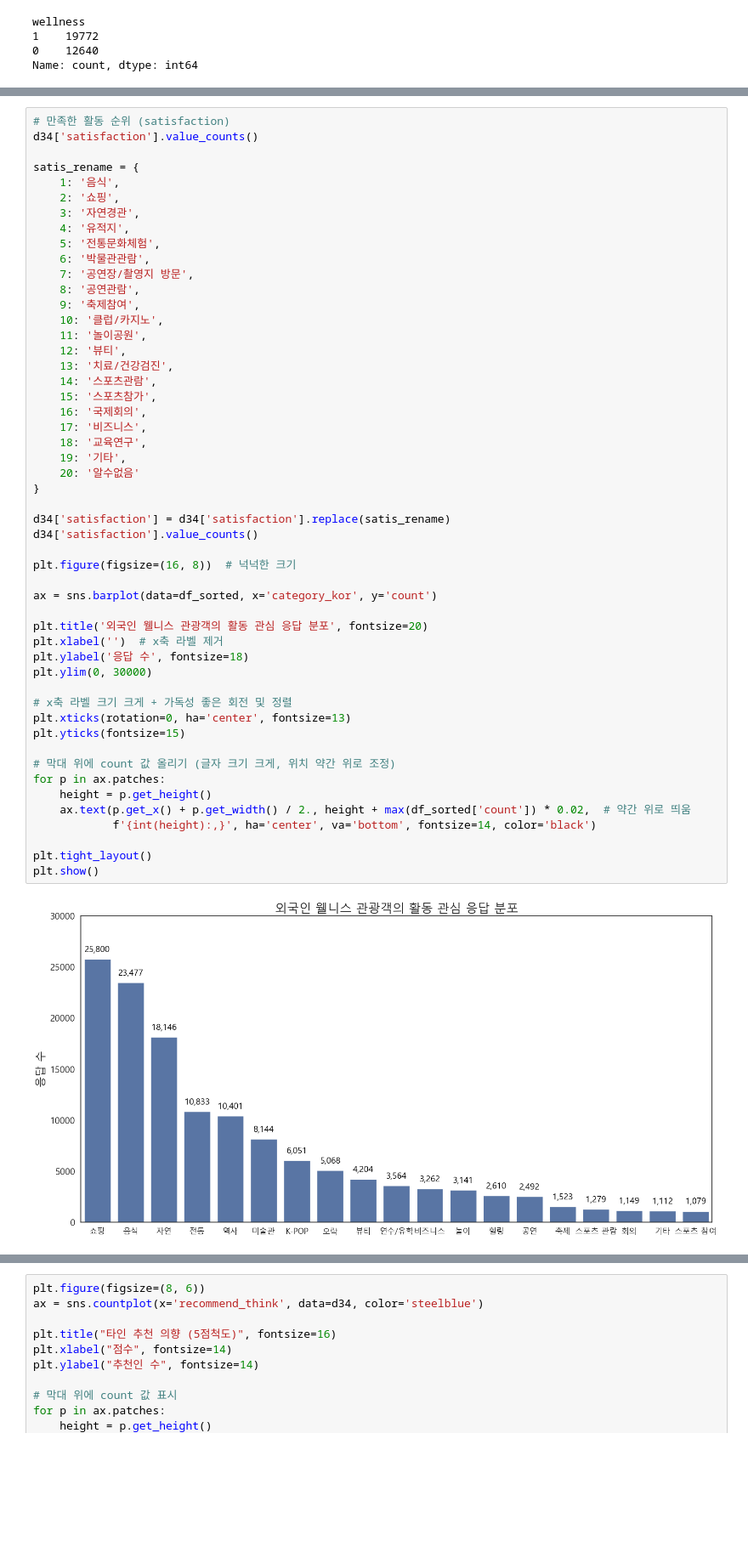
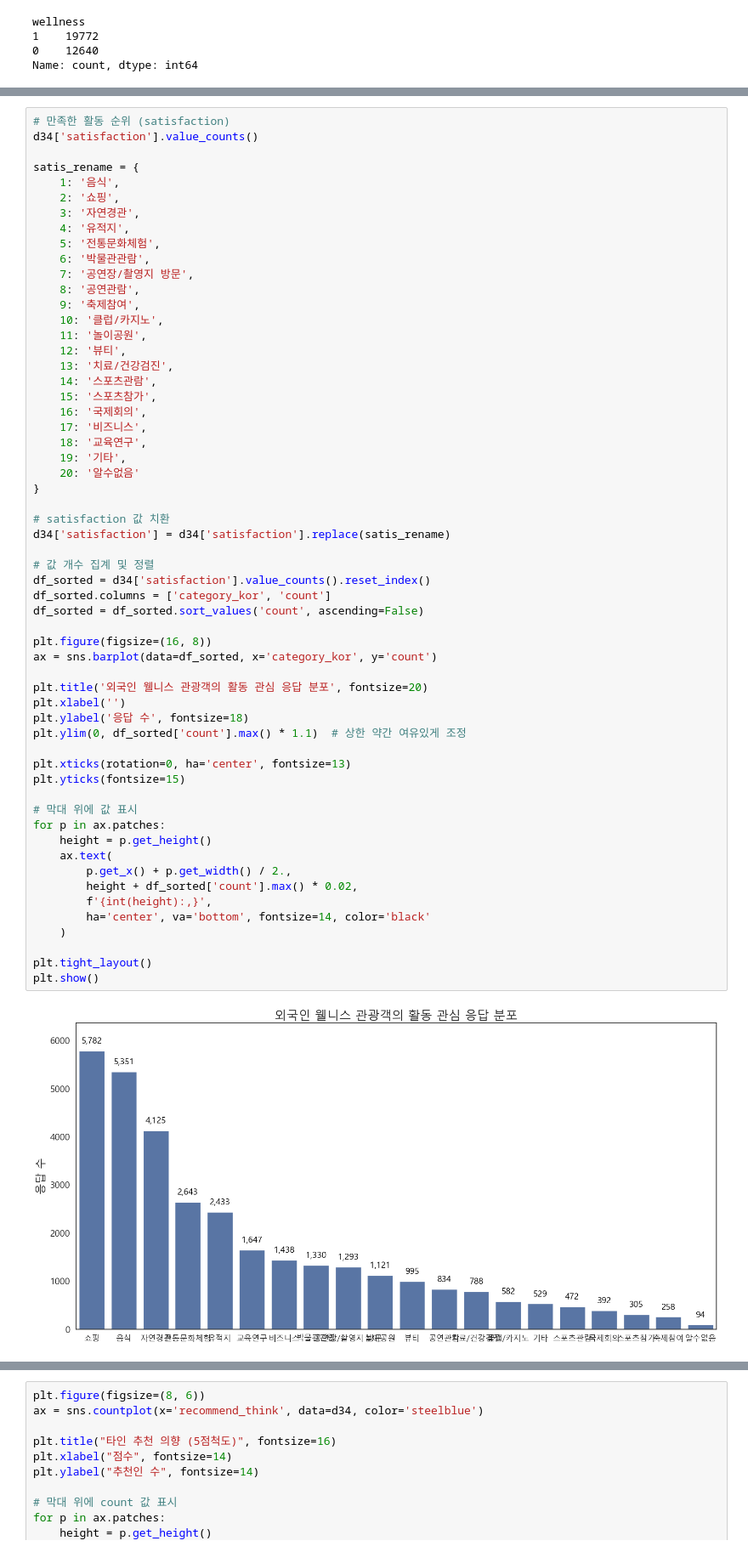
Before and after one commit to tamx2y/wellness_tour, a Jupyter notebook: 02_infoaccess/05_descriptive statistics.ipynb, the cells around one changed output, grey strips where cells are left out. Shown at 85% size. Drawn from its saved outputs; the diff is of its cells as text; blank space fills up the shorter version.

```diff
--- a/02_infoaccess/05_descriptive statistics.ipynb
+++ b/02_infoaccess/05_descriptive statistics.ipynb
@@ -308,42 +317,49 @@ satis_rename = {
     10: '클럽/카지노',
     11: '놀이공원',
     12: '뷰티',
     13: '치료/건강검진',
     14: '스포츠관람',
     15: '스포츠참가',
     16: '국제회의',
     17: '비즈니스',
     18: '교육연구',
     19: '기타',
     20: '알수없음'
 }
 
+# satisfaction 값 치환
 d34['satisfaction'] = d34['satisfaction'].replace(satis_rename)
-d34['satisfaction'].value_counts()
 
-plt.figure(figsize=(16, 8))  # 넉넉한 크기
+# 값 개수 집계 및 정렬
+df_sorted = d34['satisfaction'].value_counts().reset_index()
+df_sorted.columns = ['category_kor', 'count']
+df_sorted = df_sorted.sort_values('count', ascending=False)
 
+plt.figure(figsize=(16, 8))
 ax = sns.barplot(data=df_sorted, x='category_kor', y='count')
 
 plt.title('외국인 웰니스 관광객의 활동 관심 응답 분포', fontsize=20)
-plt.xlabel('')  # x축 라벨 제거
+plt.xlabel('')
 plt.ylabel('응답 수', fontsize=18)
-plt.ylim(0, 30000)
+plt.ylim(0, df_sorted['count'].max() * 1.1)  # 상한 약간 여유있게 조정
 
-# x축 라벨 크기 크게 + 가독성 좋은 회전 및 정렬
 plt.xticks(rotation=0, ha='center', fontsize=13)
 plt.yticks(fontsize=15)
 
-# 막대 위에 count 값 올리기 (글자 크기 크게, 위치 약간 위로 조정)
+# 막대 위에 값 표시
 for p in ax.patches:
     height = p.get_height()
-    ax.text(p.get_x() + p.get_width() / 2., height + max(df_sorted['count']) * 0.02,  # 약간 위로 띄움
-            f'{int(height):,}', ha='center', va='bottom', fontsize=14, color='black')
+    ax.text(
+        p.get_x() + p.get_width() / 2.,
+        height + df_sorted['count'].max() * 0.02,
+        f'{int(height):,}',
+        ha='center', va='bottom', fontsize=14, color='black'
+    )
 
 plt.tight_layout()
 plt.show()
 # %% [output]
-[figure, old version]
+[figure, new version]
 # %%
 # 만족도 점수
 # print(d34['satis_nature'].value_counts())
```
Also changed, not shown: parts of 8 cells of this notebook, 8 other files.
